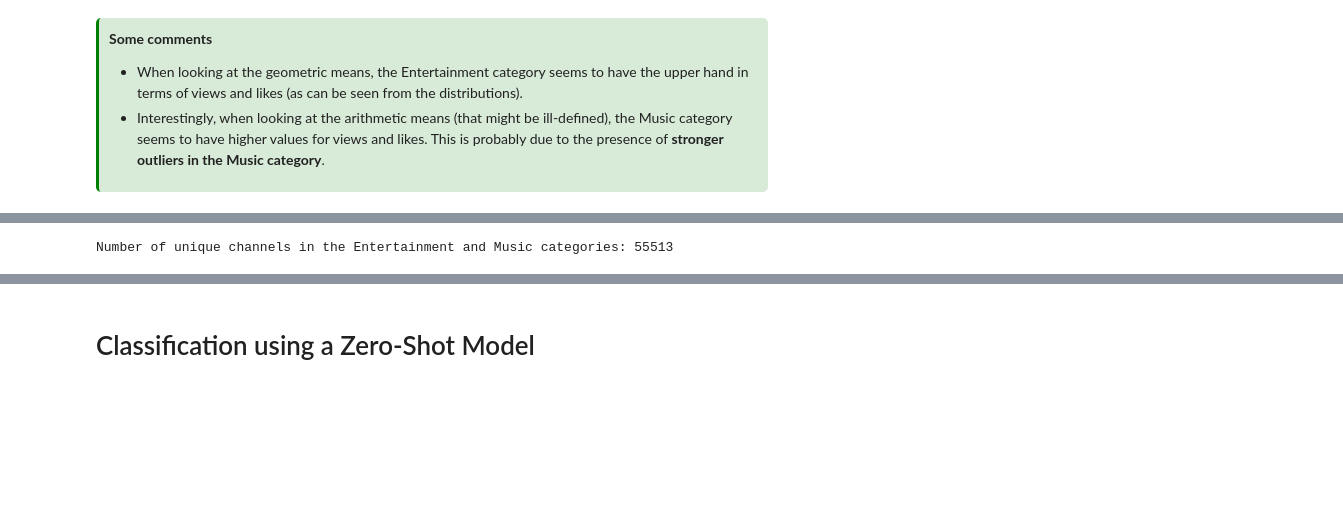
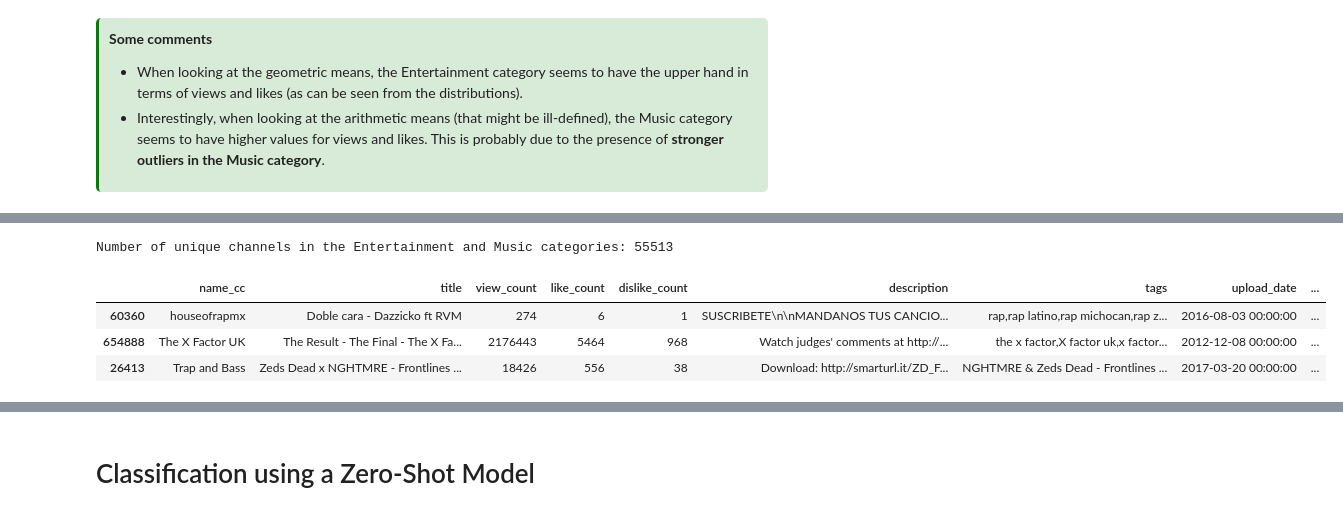
Before and after one commit to epfl-ada/ada-2024-project-tropicaltoucansinsight, a Jupyter notebook: collaborations.ipynb, the cells around one changed output, grey strips where cells are left out. Cells and saved outputs as stored; diff of their text form; code cells hidden in the pictures; blank space fills up the shorter version.

```diff
--- a/collaborations.ipynb
+++ b/collaborations.ipynb
@@ -314,23 +309,28 @@ df_collaborations.sample(3)
 # %%
 # 3.
 # Open the channels data, filter the Music and Entertainment categories, and drop the join_date column
 df_channels = pd.read_csv('data/channels.tsv.gz', sep='\t', compression='gzip')
 df_channels = df_channels[df_channels['category_cc'].isin(['Music', 'Entertainment'])]
-df_channels = df_channels.drop(columns=['join_date', 'category_cc'], axis=1)
+df_channels = df_channels.drop(columns=['join_date', 'category_cc', 'videos_cc'], axis=1)
 df_channels = df_channels.rename(columns={'channel': 'channel_id'})
 
 print(f"Number of unique channels in the Entertainment and Music categories: {df_channels.shape[0]}")
 
 # Merge the channel names to the collaborations data
 df = pd.merge(df_collaborations, df_channels, on='channel_id', how='left')
 
 # Create a new column that calculates the ratio of collaborations to the total number of videos
-df['colab_ratio'] = df['collaborations_count'] / df['videos_cc']
+df['colab_ratio'] = df['collaborations_count'] / df['video_count']
 
 # Reorder the columns
 new_order = ['name_cc', 'title', 'view_count', 'like_count', 'dislike_count', 'description', 'tags', 'upload_date', 'subscribers_cc',
-             'videos_cc', 'collaborations_count', 'colab_ratio', 'channel_id', 'categories']
+             'video_count', 'collaborations_count', 'colab_ratio', 'channel_id', 'categories']
 
 df = df[new_order].copy()
+df.sample(3)
 # %% [output]
 Number of unique channels in the Entertainment and Music categories: 55513
+|  | name_cc | title | view_count | like_count | dislike_count | description | tags | upload_date | ... |
+| 60360 | houseofrapmx | Doble cara - Dazzicko ft RVM | 274 | 6 | 1 | SUSCRIBETE\n\nMANDANOS TUS CANCIO... | rap,rap latino,rap michocan,rap z... | 2016-08-03 00:00:00 | ... |
+| 654888 | The X Factor UK | The Result - The Final - The X Fa... | 2176443 | 5464 | 968 | Watch judges' comments at http://... | the x factor,X factor uk,x factor... | 2012-12-08 00:00:00 | ... |
+| 26413 | Trap and Bass | Zeds Dead x NGHTMRE - Frontlines ... | 18426 | 556 | 38 | Download: http://smarturl.it/ZD_F... | NGHTMRE & Zeds Dead - Frontlines ... | 2017-03-20 00:00:00 | ... |
```
Also changed, not shown: parts of 22 cells of this notebook, 1 other file.
